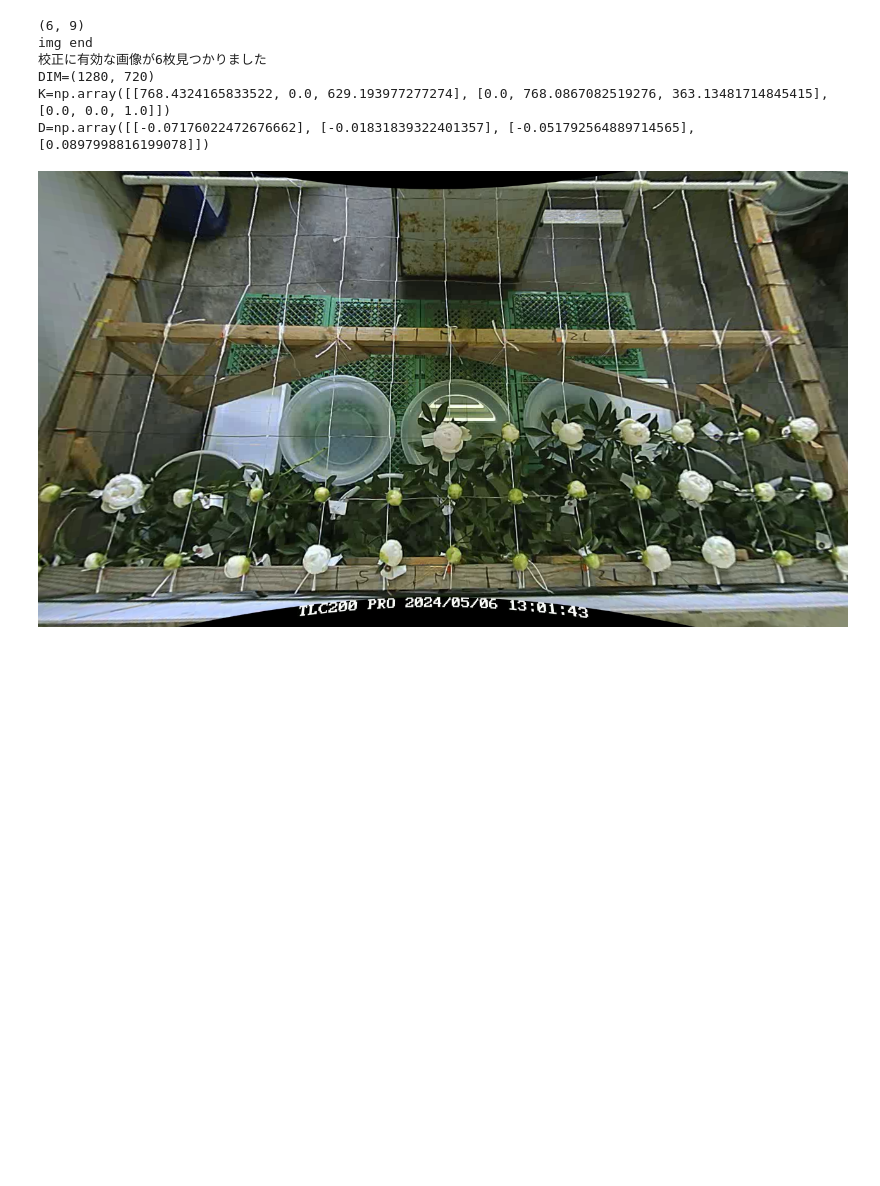
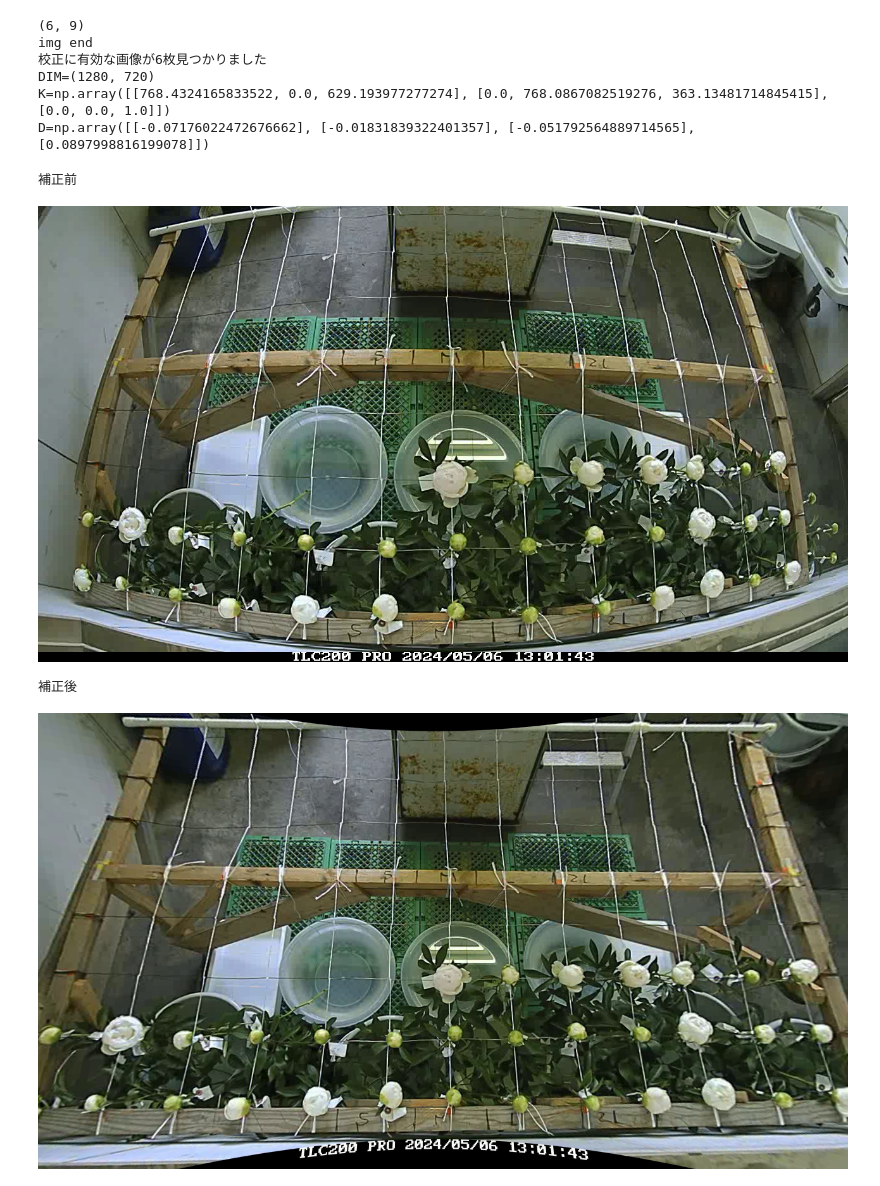
Before and after one commit to 1900690/fisheye-distortion-correction, a Jupyter notebook: 魚眼補正.ipynb, the cells around one changed output. Cells and saved outputs as stored; diff of their text form; code cells hidden in the pictures; blank space fills up the shorter version.

```diff
--- a/魚眼補正.ipynb
+++ b/魚眼補正.ipynb
@@ -215,33 +215,41 @@ import os
 
 #補正する画像のpath
 p="/content/slice/TLC00016_000.jpg"
+
+print("補正前")
+img = cv2.imread(p)
+cv2_imshow(img)
 
 # 以下の3行を上のセルの出力に置き換えてください。
 DIM=(1280, 720)
 K=np.array([[768.4324165833522, 0.0, 629.193977277274], [0.0, 768.0867082519276, 363.13481714845415], [0.0, 0.0, 1.0]])
 D=np.array([[-0.07176022472676662], [-0.01831839322401357], [-0.051792564889714565], [0.0897998816199078]])
 
 #そのままのKだと大きく範囲を切り取ってしまうのでnkを使って補正
 nK = K.copy()
 nK[0,0]=K[0,0]/1.2
 nK[1,1]=K[1,1]/1.2
 
 #スライスフォルダを作成
 if not os.path.exists('/content/adjusted/'):
     os.mkdir('/content/adjusted/')
 
 def undistort(img_path):
     img = cv2.imread(img_path)
     h,w = img.shape[:2]
     #map1, map2 = cv2.fisheye.initUndistortRectifyMap(K, D, np.eye(3), K, DIM, cv2.CV_16SC2)
     map1, map2 = cv2.fisheye.initUndistortRectifyMap(K, D, np.eye(3), nK, DIM, cv2.CV_16SC2)
     undistorted_img = cv2.remap(img, map1, map2, interpolation=cv2.INTER_LINEAR, borderMode=cv2.BORDER_CONSTANT)
+    print("補正後")
     cv2_imshow(undistorted_img)
     # cv2.waitKey(0)
     # cv2.destroyAllWindows()
     cv2.imwrite('/content/adjusted/out_' + os.path.basename(img_path), undistorted_img)
 
 if __name__ == '__main__':
     undistort(p)
 # %% [output]
+補正前
-[figure, old version]
+[figure, new version]
+補正後
+[figure, added]
```
